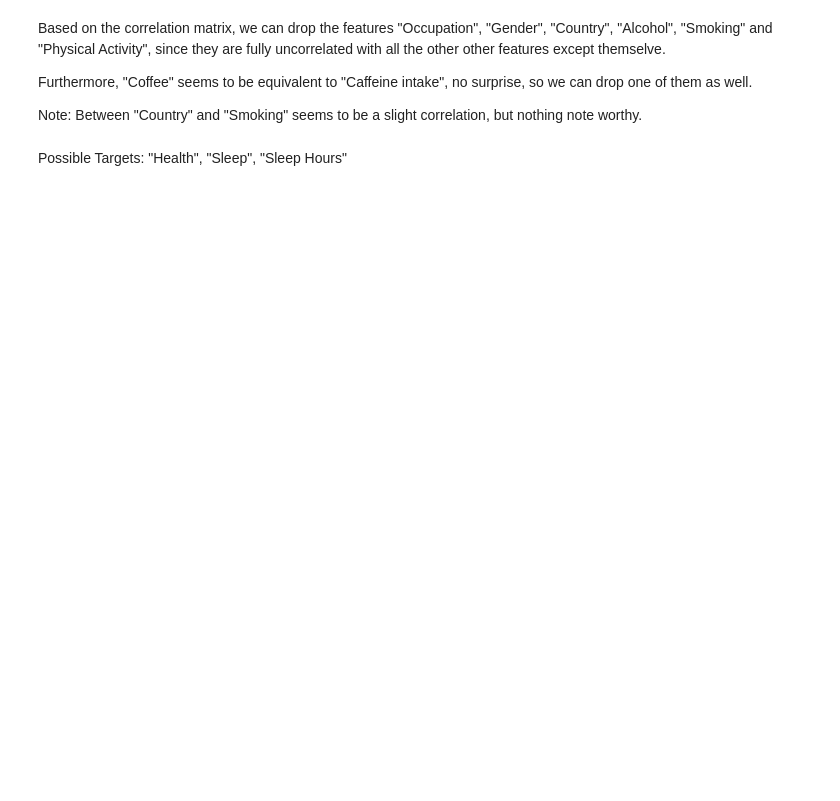
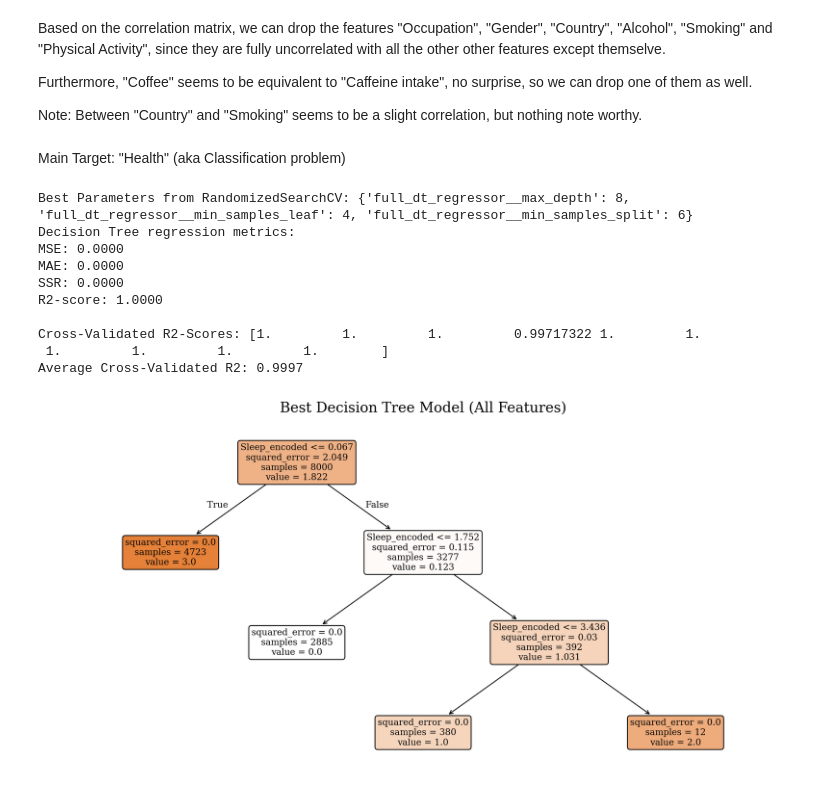
Before and after one commit to RicemanBoy/ML-supervised-project, a Jupyter notebook: dustins_notebook.ipynb, the cells around one changed output. Saved outputs shown, nothing was run; the diff lists cells and outputs as text; code cells hidden in the pictures; blank space fills up the shorter version.

```diff
--- a/dustins_notebook.ipynb
+++ b/dustins_notebook.ipynb
@@ -136,4 +150,4 @@ Furthermore, "Coffee" seems to be equivalent to "Caffeine intake", no surprise,
 
 Note: Between "Country" and "Smoking" seems to be a slight correlation, but nothing note worthy.
 # %% [markdown]
-Possible Targets: "Health", "Sleep", "Sleep Hours"
+Main Target: "Health" (aka Classification problem)
@@ -139,0 +187,73 @@ Possible Targets: "Health", "Sleep", "Sleep Hours"
+# %%
+# Build pipeline
+new_pipeline = Pipeline([
+    ('scaler', StandardScaler()),  # Standardize the features
+    ('full_dt_regressor', DecisionTreeRegressor(random_state=42))  # Train Decision Tree Regressor
+])
+
+# Hyperparameter search space
+param_distributions = {
+    'full_dt_regressor__max_depth'        : randint(2, 10),
+    'full_dt_regressor__min_samples_split': randint(2, 10),
+    'full_dt_regressor__min_samples_leaf' : randint(1, 10)
+}
+
+# Randomized search with cross-validation
+search = RandomizedSearchCV(
+    estimator=new_pipeline,   # Use the new pipeline
+    param_distributions=param_distributions, # Hyperparameter search space
+    n_iter       = 30,    # Number of iterations for random search
+    cv           = 10,     # Cross-validation folds
+    scoring      = 'r2',  # Scoring metric for evaluation
+    n_jobs       = -1,    # Use all available CPU cores
+    random_state = 42,    # Random state for reproducibility
+)
+
+# Fit search
+search.fit(X_train, y_train)
+
+# Best model
+best_model = search.best_estimator_
+
+# Predict on validation set
+y_pred = best_model.predict(X_val)
+
+# Evaluation metrics
+mse = mean_squared_error(y_val, y_pred)
+mae = mean_absolute_error(y_val, y_pred)
+ssr = np.sum((y_val - y_pred) ** 2)
+r2 = r2_score(y_val, y_pred)
+
+print("Best Parameters from RandomizedSearchCV:", search.best_params_)
+print("Decision Tree regression metrics:")
+print(f"MSE: {mse:.4f}")
+print(f"MAE: {mae:.4f}")
+print(f"SSR: {ssr:.4f}")
+print(f"R2-score: {r2:.4f}")
+
+# Cross-validation with best model
+cv_scores = cross_val_score(best_model, X_val, y_val, cv=10, scoring='r2')
+print(f"\nCross-Validated R2-Scores: {cv_scores}")
+print(f"Average Cross-Validated R2: {cv_scores.mean():.4f}")
+
+# Visualize the Decision Tree
+plt.figure(figsize=(12, 6))
+plot_tree(best_model.named_steps['full_dt_regressor'], feature_names=train_df.columns,
+          filled=True,
+          rounded=True,
+          max_depth=10,  # You can remove or increase this if the tree is shallow
+          fontsize=10)
+plt.title("Best Decision Tree Model (All Features)")
+plt.show()
+# %% [output]
+Best Parameters from RandomizedSearchCV: {'full_dt_regressor__max_depth': 8, 'full_dt_regressor__min_samples_leaf': 4, 'full_dt_regressor__min_samples_split': 6}
+Decision Tree regression metrics:
+MSE: 0.0000
+MAE: 0.0000
+SSR: 0.0000
+R2-score: 1.0000
+
+Cross-Validated R2-Scores: [1.         1.         1.         0.99717322 1.         1.
+ 1.         1.         1.         1.        ]
+Average Cross-Validated R2: 0.9997
+[figure, added]
```
Also changed, not shown: parts of 5 cells of this notebook, 1 other file.
